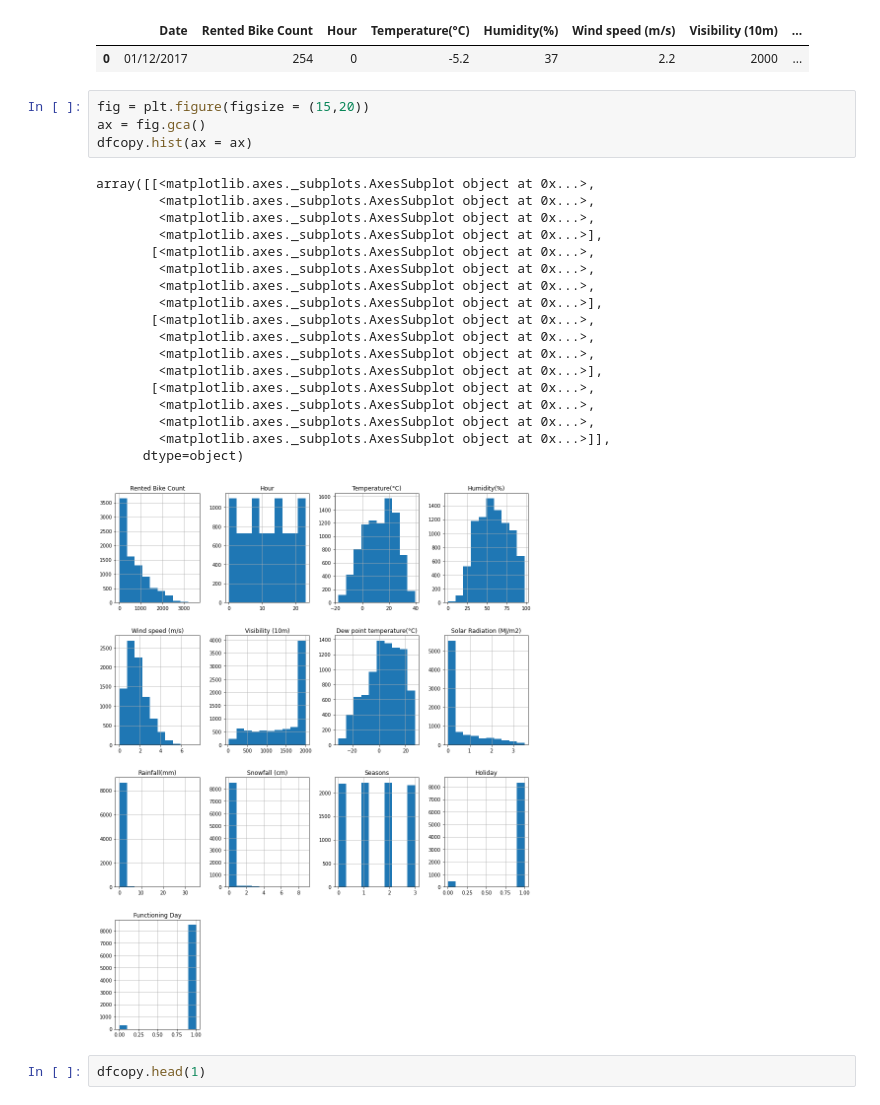
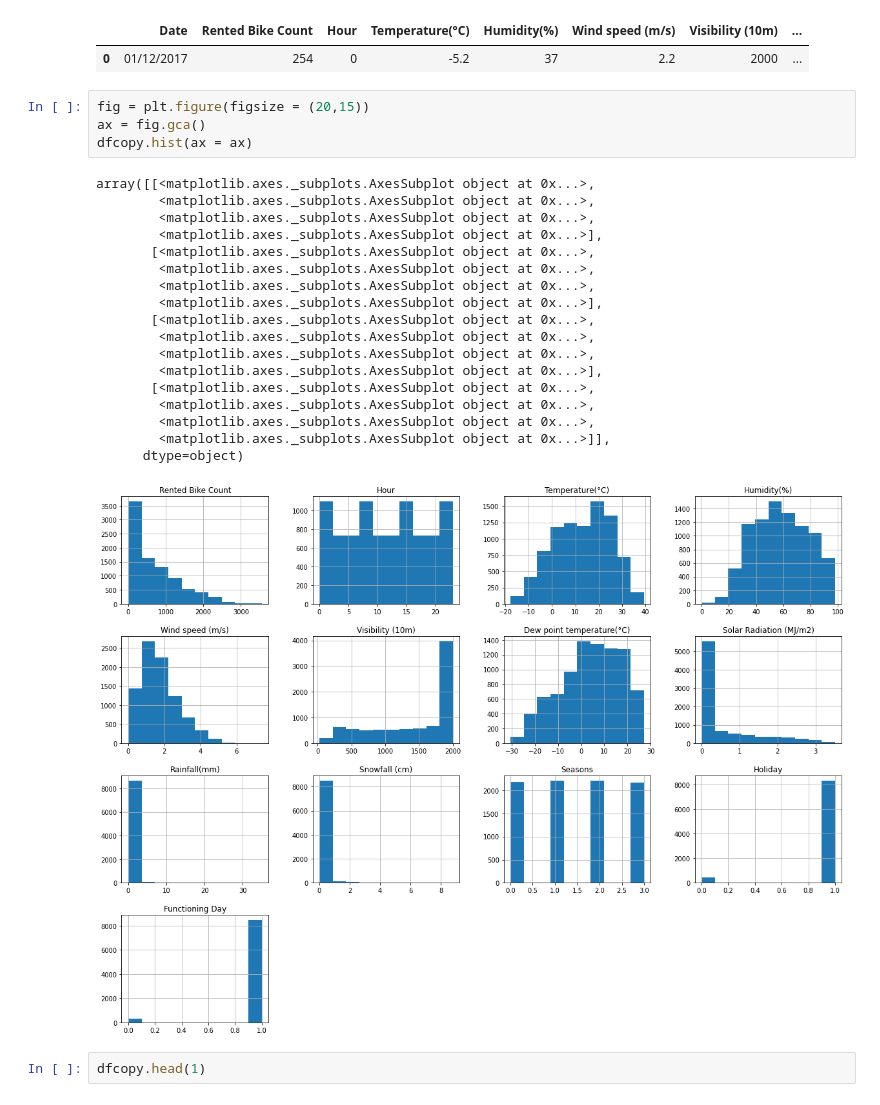
Before and after one commit to rugadamanikanta/seoul-bike-sharing-demand-prediction, a Jupyter notebook: Bike_Sharing_Demand_Prediction_Capstone_Project.ipynb, the cells around one changed output. Cells and saved outputs as stored; diff of their text form.

```diff
--- a/Bike_Sharing_Demand_Prediction_Capstone_Project.ipynb
+++ b/Bike_Sharing_Demand_Prediction_Capstone_Project.ipynb
@@ -313,28 +369,28 @@ df.head(1)
 |  | Date | Rented Bike Count | Hour | Temperature(°C) | Humidity(%) | Wind speed (m/s) | Visibility (10m) | ... |
 | 0 | 01/12/2017 | 254 | 0 | -5.2 | 37 | 2.2 | 2000 | ... |
 # %%
-fig = plt.figure(figsize = (15,20))
+fig = plt.figure(figsize = (20,15))
 ax = fig.gca()
 dfcopy.hist(ax = ax)
 # %% [output]
 array([[<matplotlib.axes._subplots.AxesSubplot object at 0x...>,
         <matplotlib.axes._subplots.AxesSubplot object at 0x...>,
         <matplotlib.axes._subplots.AxesSubplot object at 0x...>,
         <matplotlib.axes._subplots.AxesSubplot object at 0x...>],
        [<matplotlib.axes._subplots.AxesSubplot object at 0x...>,
         <matplotlib.axes._subplots.AxesSubplot object at 0x...>,
         <matplotlib.axes._subplots.AxesSubplot object at 0x...>,
         <matplotlib.axes._subplots.AxesSubplot object at 0x...>],
        [<matplotlib.axes._subplots.AxesSubplot object at 0x...>,
         <matplotlib.axes._subplots.AxesSubplot object at 0x...>,
         <matplotlib.axes._subplots.AxesSubplot object at 0x...>,
         <matplotlib.axes._subplots.AxesSubplot object at 0x...>],
        [<matplotlib.axes._subplots.AxesSubplot object at 0x...>,
         <matplotlib.axes._subplots.AxesSubplot object at 0x...>,
         <matplotlib.axes._subplots.AxesSubplot object at 0x...>,
         <matplotlib.axes._subplots.AxesSubplot object at 0x...>]],
       dtype=object)
-[figure, old version]
+[figure, new version]
 # %%
 dfcopy.head(1)
 # %% [output]
```
Also changed, not shown: parts of 96 cells of this notebook.
